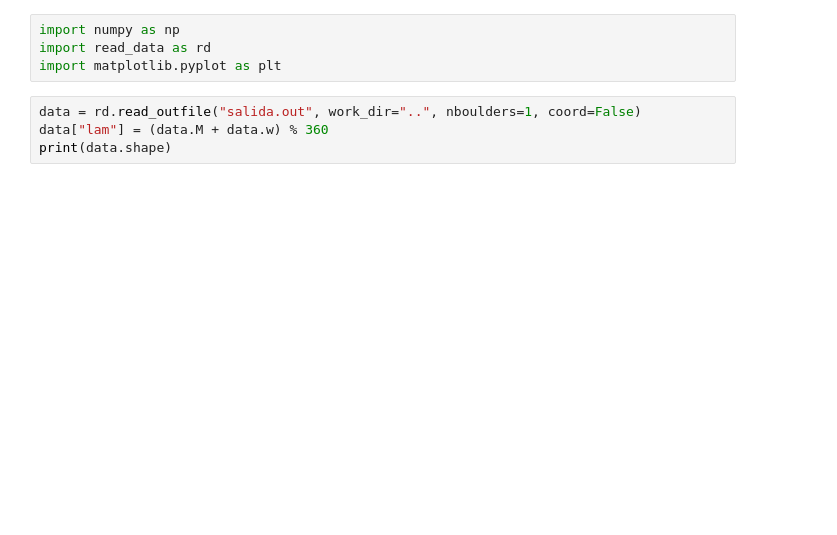
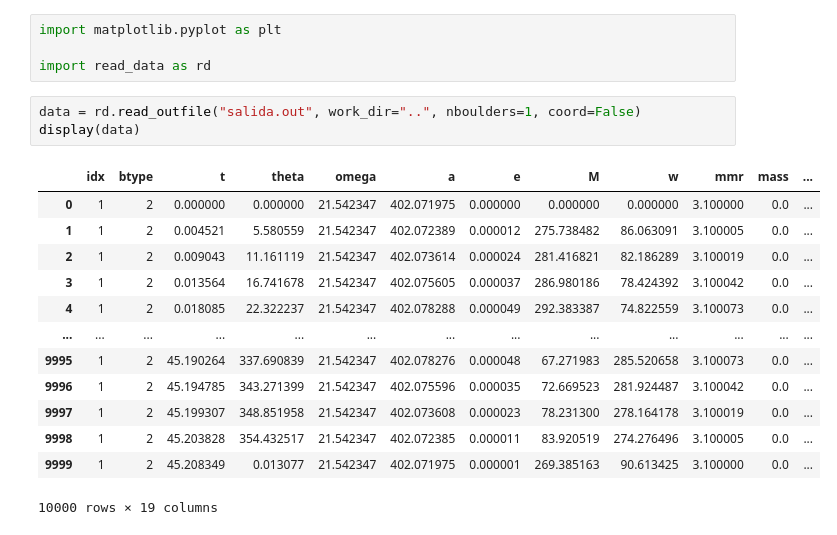
Before and after one commit to Gianuzzi/AstroBould, a Jupyter notebook: tools/plot_salida.ipynb, the cells around one changed output. Drawn from its saved outputs; the diff is of its cells as text; blank space fills up the shorter version.

```diff
--- a/tools/plot_salida.ipynb
+++ b/tools/plot_salida.ipynb
@@ -1,8 +1,21 @@
 # %%
-import numpy as np
+import matplotlib.pyplot as plt
+
 import read_data as rd
-import matplotlib.pyplot as plt
 # %%
 data = rd.read_outfile("salida.out", work_dir="..", nboulders=1, coord=False)
-data["lam"] = (data.M + data.w) % 360
-print(data.shape)
+display(data)
+# %% [output]
+|  | idx | btype | t | theta | omega | a | e | M | w | mmr | mass | ... |
+| 0 | 1 | 2 | 0.000000 | 0.000000 | 21.542347 | 402.071975 | 0.000000 | 0.000000 | 0.000000 | 3.100000 | 0.0 | ... |
+| 1 | 1 | 2 | 0.004521 | 5.580559 | 21.542347 | 402.072389 | 0.000012 | 275.738482 | 86.063091 | 3.100005 | 0.0 | ... |
+| 2 | 1 | 2 | 0.009043 | 11.161119 | 21.542347 | 402.073614 | 0.000024 | 281.416821 | 82.186289 | 3.100019 | 0.0 | ... |
+| 3 | 1 | 2 | 0.013564 | 16.741678 | 21.542347 | 402.075605 | 0.000037 | 286.980186 | 78.424392 | 3.100042 | 0.0 | ... |
+| 4 | 1 | 2 | 0.018085 | 22.322237 | 21.542347 | 402.078288 | 0.000049 | 292.383387 | 74.822559 | 3.100073 | 0.0 | ... |
+| ... | ... | ... | ... | ... | ... | ... | ... | ... | ... | ... | ... | ... |
+| 9995 | 1 | 2 | 45.190264 | 337.690839 | 21.542347 | 402.078276 | 0.000048 | 67.271983 | 285.520658 | 3.100073 | 0.0 | ... |
+| 9996 | 1 | 2 | 45.194785 | 343.271399 | 21.542347 | 402.075596 | 0.000035 | 72.669523 | 281.924487 | 3.100042 | 0.0 | ... |
+| 9997 | 1 | 2 | 45.199307 | 348.851958 | 21.542347 | 402.073608 | 0.000023 | 78.231300 | 278.164178 | 3.100019 | 0.0 | ... |
+| 9998 | 1 | 2 | 45.203828 | 354.432517 | 21.542347 | 402.072385 | 0.000011 | 83.920519 | 274.276496 | 3.100005 | 0.0 | ... |
+| 9999 | 1 | 2 | 45.208349 | 0.013077 | 21.542347 | 402.071975 | 0.000001 | 269.385163 | 90.613425 | 3.100000 | 0.0 | ... |
+10000 rows × 19 columns
```
Also changed, not shown: parts of 13 cells of this notebook, 3 other files.
